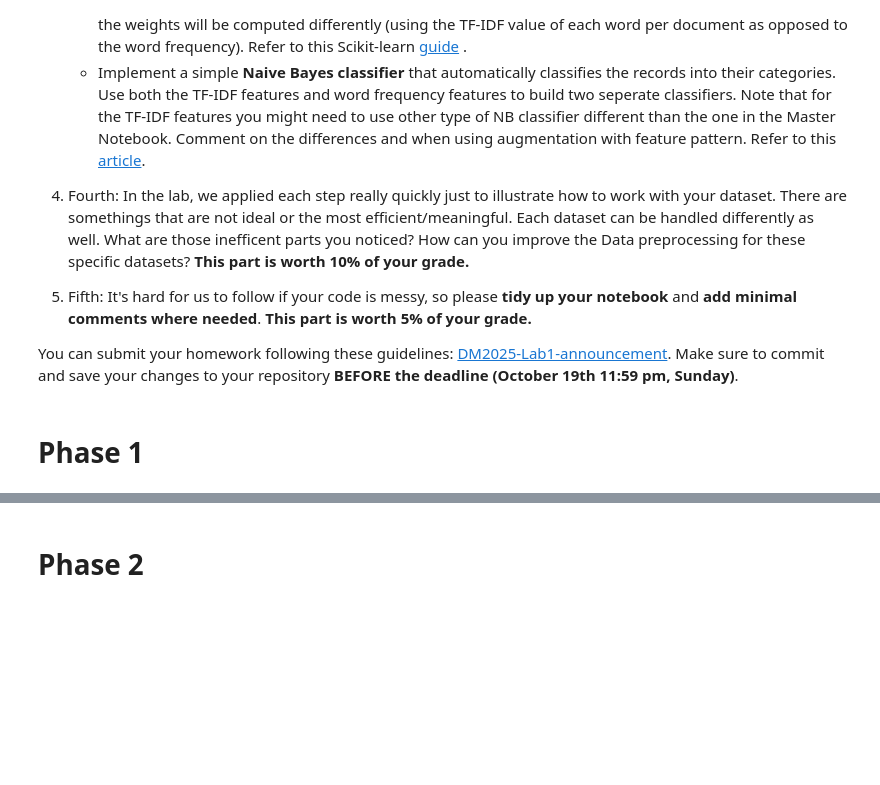
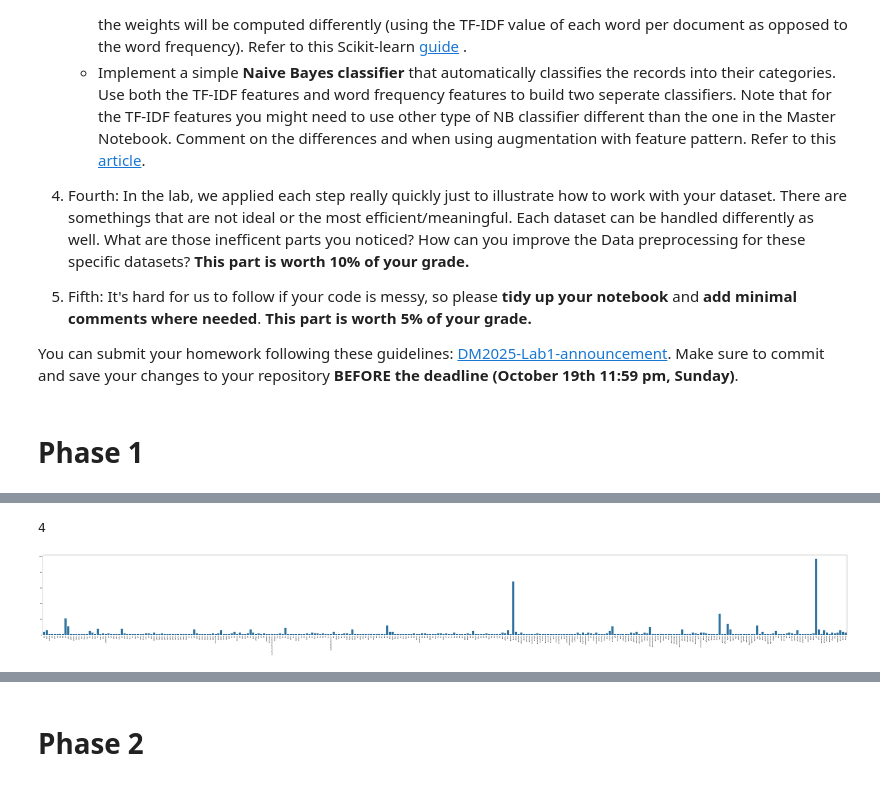
Before and after one commit to william-code87/DM2025-Lab1-Exercise, a Jupyter notebook: DM2025-Lab1-Homework.ipynb, the cells around one changed output, grey strips where cells are left out. Cells and saved outputs as stored; diff of their text form; code cells hidden in the pictures; blank space fills up the shorter version.

```diff
--- a/DM2025-Lab1-Homework.ipynb
+++ b/DM2025-Lab1-Homework.ipynb
@@ -62,0 +219,17 @@ You can submit your homework following these guidelines: [DM2025-Lab1-announceme
+# %%
+term_frequencies = []
+for j in range(0,data_counts.shape[1]):
+    term_frequencies.append(sum(data_counts[:,j].toarray()))
+
+term_frequencies = np.asarray(data_counts.sum(axis=0))[0]
+
+print(term_frequencies[0])
+# %% [output]
+4
+# %%
+plt.subplots(figsize=(100, 10))
+g = sns.barplot(x=count_vect.get_feature_names_out()[:300],
+            y=term_frequencies[:300])
+g.set_xticklabels(count_vect.get_feature_names_out()[:300], rotation = 90);
+# %% [output]
+[figure, added]
```
Also changed, not shown: parts of 17 cells of this notebook, 1 other file.
